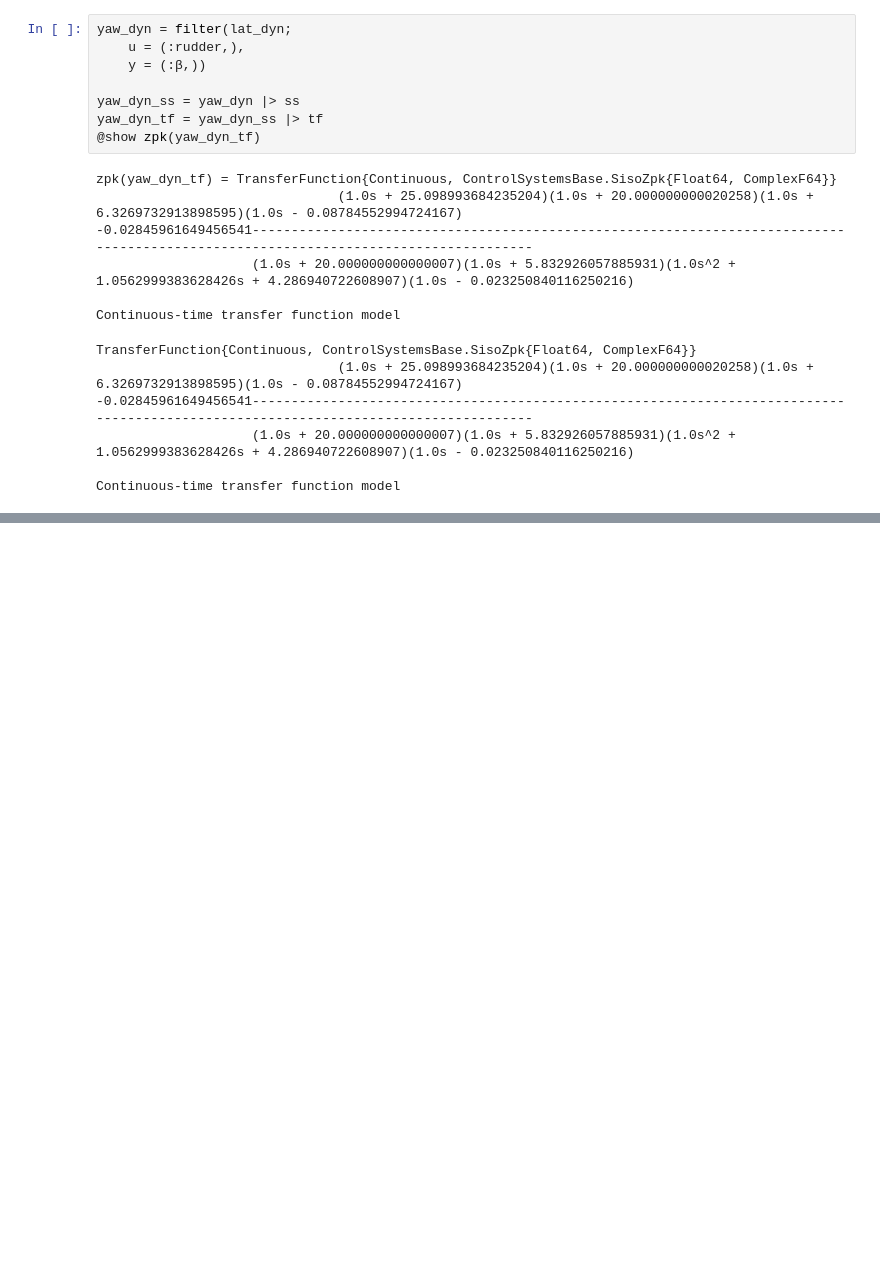
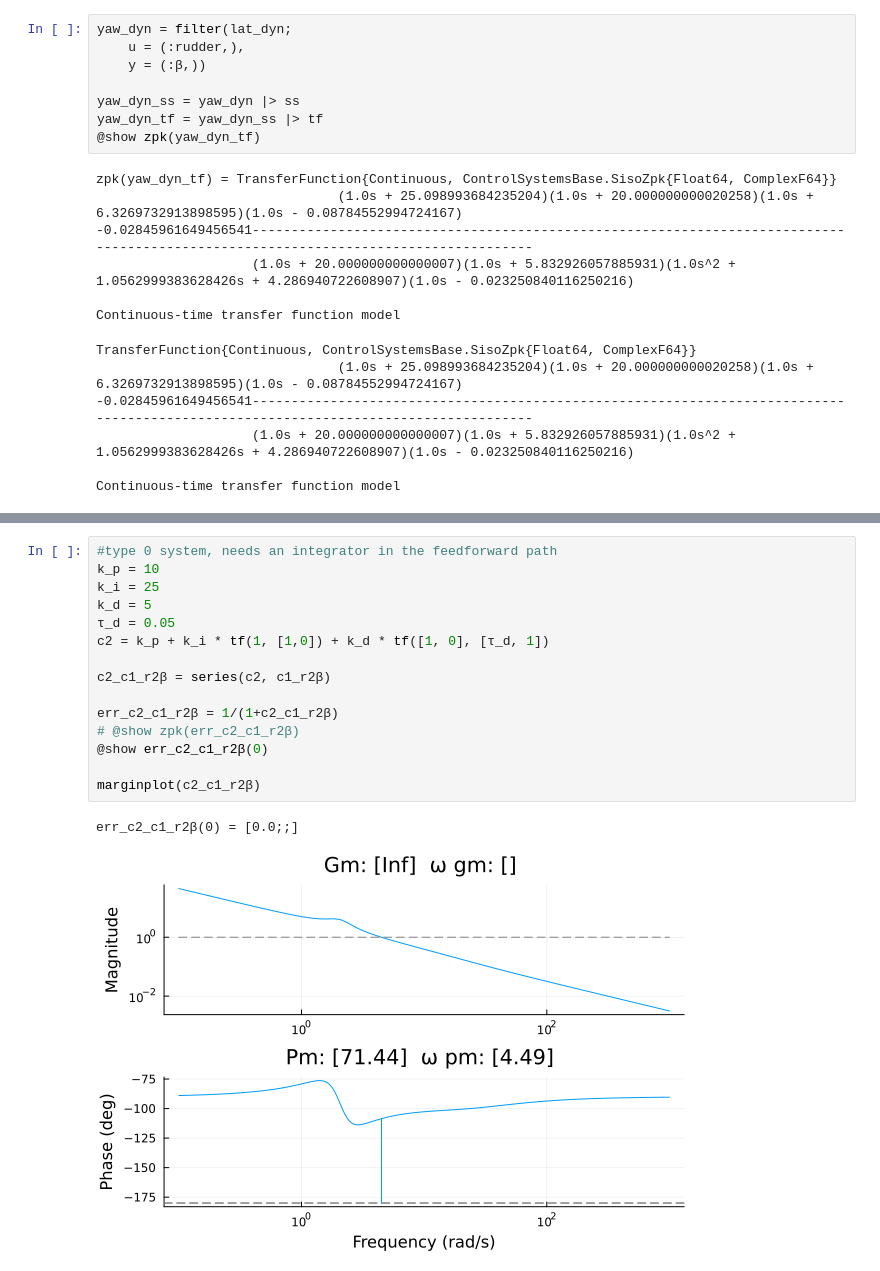
Before and after one commit to e271828e/Flight.jl, a Jupyter notebook: src/aircraft/c172r/design/roll_yaw_cas.ipynb, the cells around one changed output, grey strips where cells are left out. Saved outputs shown, nothing was run; the diff lists cells and outputs as text; blank space fills up the shorter version.

```diff
--- a/src/aircraft/c172r/design/roll_yaw_cas.ipynb
+++ b/src/aircraft/c172r/design/roll_yaw_cas.ipynb
@@ -228,0 +212,18 @@ err_c2_c1_r2β(0) = [0.0;;]
+# %%
+#type 0 system, needs an integrator in the feedforward path
+k_p = 10
+k_i = 25
+k_d = 5
+τ_d = 0.05
+c2 = k_p + k_i * tf(1, [1,0]) + k_d * tf([1, 0], [τ_d, 1])
+
+c2_c1_r2β = series(c2, c1_r2β)
+
+err_c2_c1_r2β = 1/(1+c2_c1_r2β)
+# @show zpk(err_c2_c1_r2β)
+@show err_c2_c1_r2β(0)
+
+marginplot(c2_c1_r2β)
+# %% [output]
+err_c2_c1_r2β(0) = [0.0;;]
+[figure, added]
```
Also changed, not shown: parts of 5 cells of this notebook, 4 other files.
